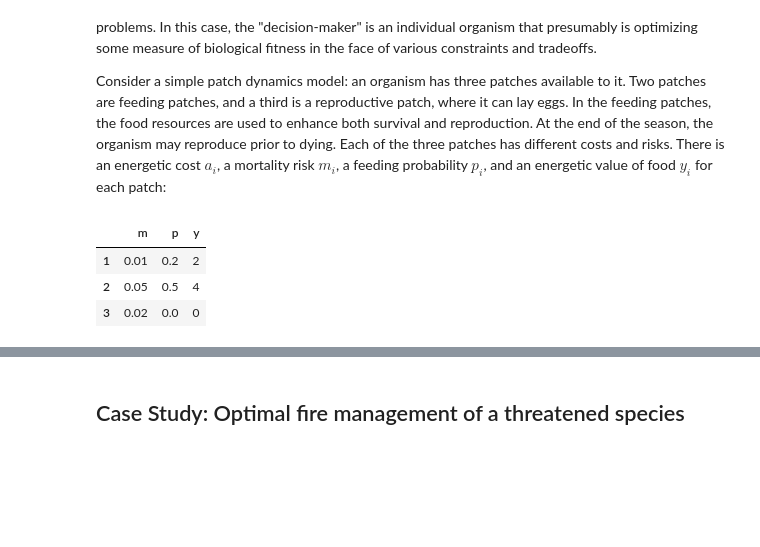
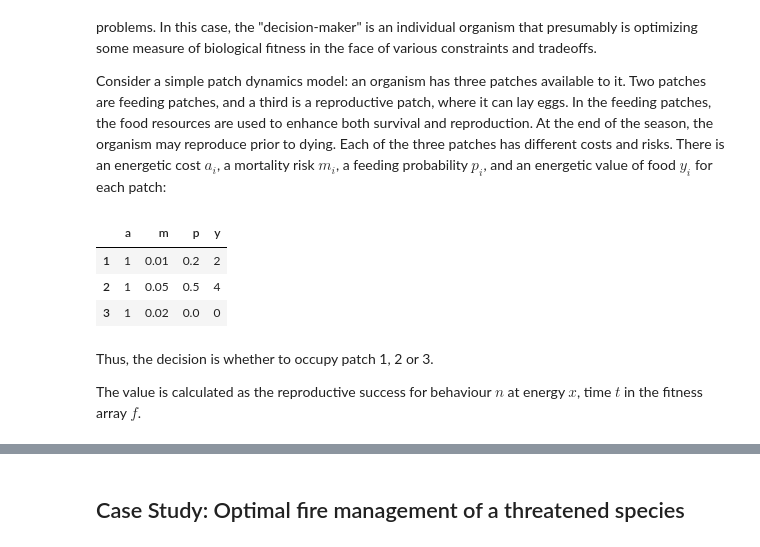
Before and after one commit to fonnesbeck/NCTC_course, a Jupyter notebook: Markov Decision Processes and Dynamic Optimization.ipynb, the cells around one changed output, grey strips where cells are left out. Saved outputs shown, nothing was run; the diff lists cells and outputs as text; code cells hidden in the pictures; blank space fills up the shorter version.

```diff
--- a/Markov Decision Processes and Dynamic Optimization.ipynb
+++ b/Markov Decision Processes and Dynamic Optimization.ipynb
@@ -442,13 +520,20 @@ Marc Mangel and Colin Clark applied stochastic dynamic programming to address be
 
 Consider a simple patch dynamics model: an organism has three patches available to it. Two patches are feeding patches, and a third is a reproductive patch, where it can lay eggs. In the feeding patches, the food resources are used to enhance both survival and reproduction. At the end of the season, the organism may reproduce prior to dying. Each of the three patches has different costs and risks. There is an energetic cost $a_i$, a mortality risk $m_i$, a feeding probability $p_i$, and an energetic value of food $y_i$ for each patch:
 # %%
+import pandas as pd
+
 m = [.01, .05, .02]
 p = [.2, .5, 0]
 y = [2, 4, 0]
+a = [1, 1, 1]
 
-pd.DataFrame({'m': m, 'p': p, 'y':y}, index=(1,2,3))
+pd.DataFrame({'m': m, 'p': p, 'y':y, 'a':a}, index=(1,2,3))
 # %% [output]
-|  | m | p | y |
-| 1 | 0.01 | 0.2 | 2 |
-| 2 | 0.05 | 0.5 | 4 |
-| 3 | 0.02 | 0.0 | 0 |
+|  | a | m | p | y |
+| 1 | 1 | 0.01 | 0.2 | 2 |
+| 2 | 1 | 0.05 | 0.5 | 4 |
+| 3 | 1 | 0.02 | 0.0 | 0 |
+# %% [markdown]
+Thus, the decision is whether to occupy patch 1, 2 or 3.
+
+The value is calculated as the reproductive success for behaviour $n$ at energy $x$, time $t$ in the fitness array $f$.
```
Also changed, not shown: parts of 36 cells of this notebook, 2 other files.
